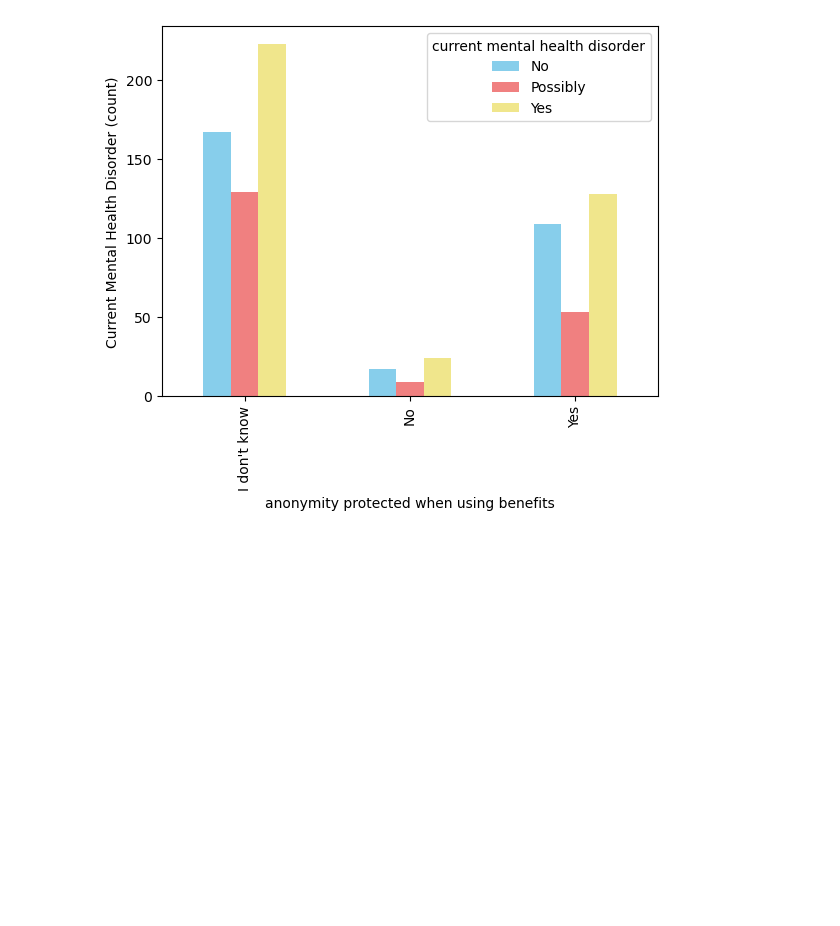
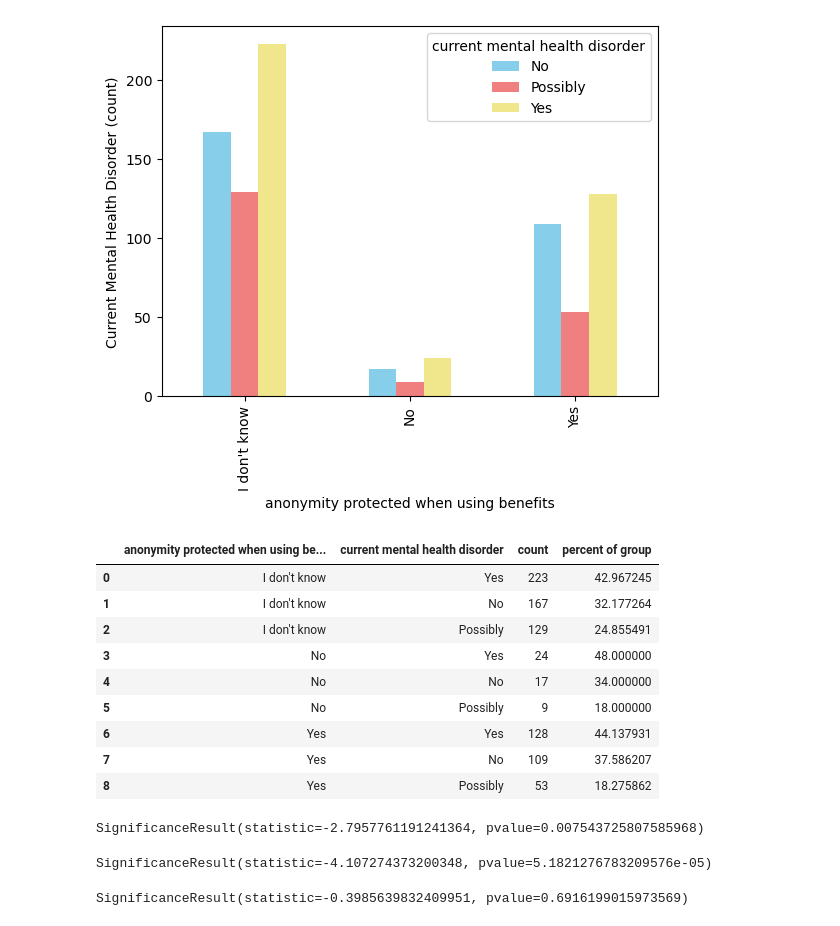
Before and after one commit to AthenOsterberg1995/Project-1---Mental-Health-in-Tech, a Jupyter notebook: Question_4_Visualizations/Question_4_Visualizations.ipynb, the cells around one changed output. Saved outputs shown, nothing was run; the diff lists cells and outputs as text; code cells hidden in the pictures; blank space fills up the shorter version.

Commit message:
poisson means test in code

```diff
--- a/Question_4_Visualizations/Question_4_Visualizations.ipynb
+++ b/Question_4_Visualizations/Question_4_Visualizations.ipynb
@@ -86,3 +87,33 @@ plt.ylabel("Current Mental Health Disorder (count)")
 plt.savefig("anonymity_protected_bar_count.png", bbox_inches='tight')
 # %% [output]
 [figure]
+# %%
+leave_groupby_df = leave_groupby_df.reset_index()
+anonymity_groupby_df = anonymity_groupby_df.reset_index()
+anonymity_groupby_df
+# %% [output]
+|  | anonymity protected when using be... | current mental health disorder | count | percent of group |
+| 0 | I don't know | Yes | 223 | 42.967245 |
+| 1 | I don't know | No | 167 | 32.177264 |
+| 2 | I don't know | Possibly | 129 | 24.855491 |
+| 3 | No | Yes | 24 | 48.000000 |
+| 4 | No | No | 17 | 34.000000 |
+| 5 | No | Possibly | 9 | 18.000000 |
+| 6 | Yes | Yes | 128 | 44.137931 |
+| 7 | Yes | No | 109 | 37.586207 |
+| 8 | Yes | Possibly | 53 | 18.275862 |
+# %%
+#means test on asking for leave for no current mental health disorder difficult vs. very easy
+stats.poisson_means_test(15,30+20+15,91,91+81+34,diff=0, alternative='two-sided')
+# %% [output]
+SignificanceResult(statistic=-2.7957761191241364, pvalue=0.007543725807585968)
+# %%
+#means test on asking for leave for no current mental health disorder somewhat easy vs. very easy
+stats.poisson_means_test(76,76+122+141,91,91+81+34,diff=0, alternative='two-sided')
+# %% [output]
+SignificanceResult(statistic=-4.107274373200348, pvalue=5.1821276783209576e-05)
+# %%
+#means test anonymity protected for no current mental health disorder no vs. yes
+stats.poisson_means_test(17,17+24+9,109,109+128+53,diff=0, alternative='two-sided')
+# %% [output]
+SignificanceResult(statistic=-0.3985639832409951, pvalue=0.6916199015973569)
```
Also changed, not shown: parts of 1 cell of this notebook.
